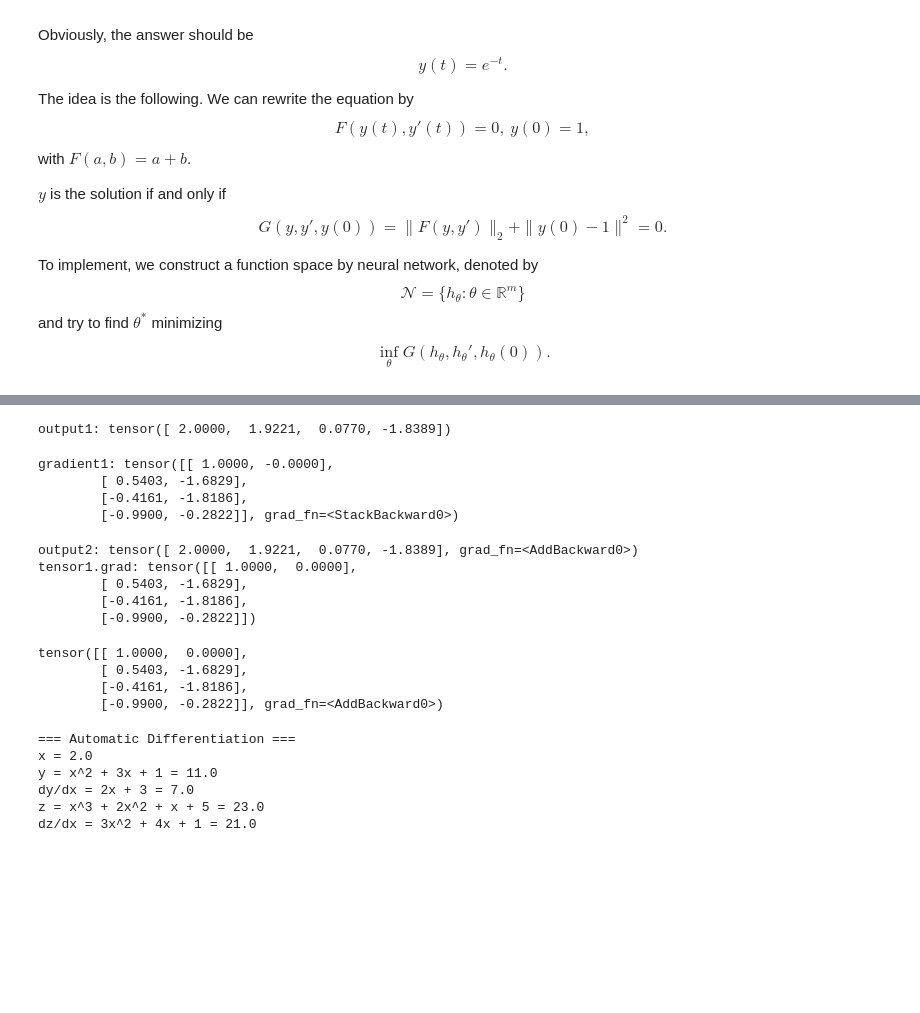
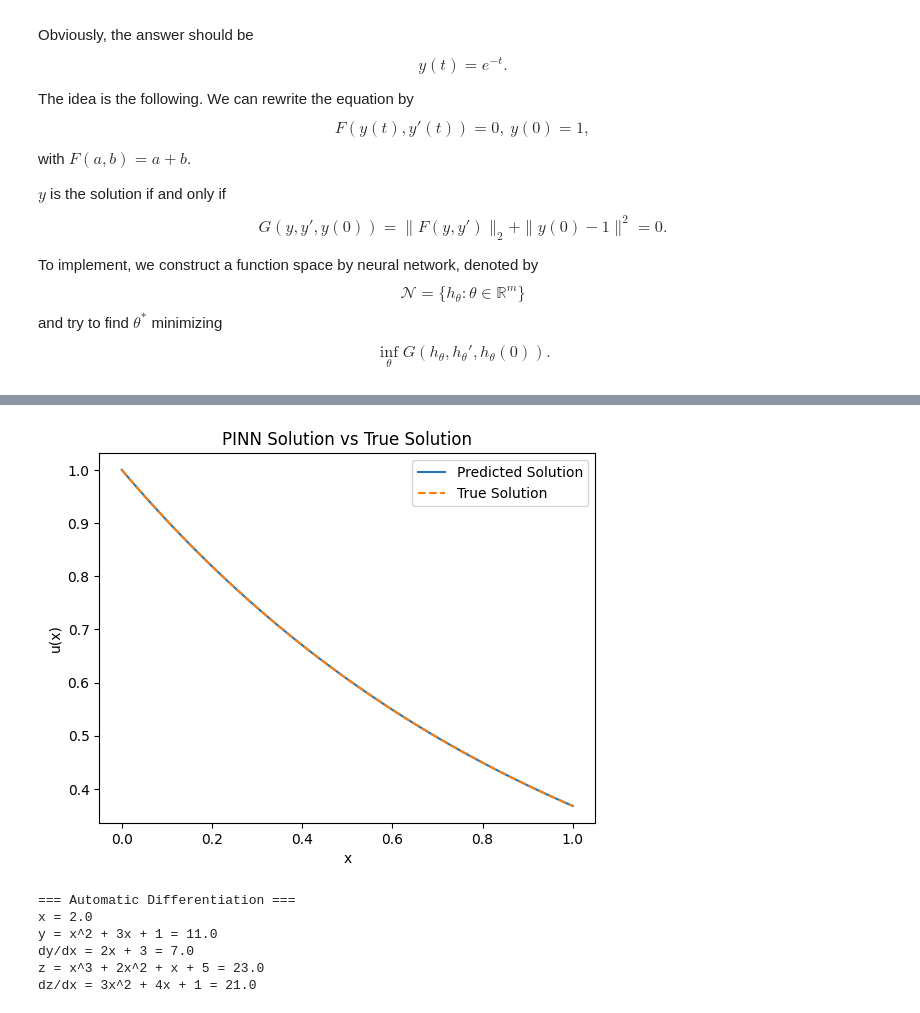
Before and after one commit to qsongatwpi/foo2, a Jupyter notebook: src/test1.ipynb, the cells around one changed output, grey strips where cells are left out. Drawn from its saved outputs; the diff is of its cells as text; code cells hidden in the pictures; blank space fills up the shorter version.

```diff
--- a/src/test1.ipynb
+++ b/src/test1.ipynb
@@ -71,17 +73,15 @@ B = lambda u0: u0 - 1
 class SimpleNN(nn.Module):
     def __init__(self, input_dim, hidden_dim, output_dim):
         super(SimpleNN, self).__init__()
+        # Increased hidden_dim size (e.g. 20 or 50) helps capture complexity
         self.fc1 = nn.Linear(input_dim, hidden_dim)
         self.fc2 = nn.Linear(hidden_dim, hidden_dim)
         self.fc3 = nn.Linear(hidden_dim, output_dim)
 
     def forward(self, x):
-        x = torch.relu(self.fc1(x))
-        x = torch.relu(self.fc2(x))
+        # Tanh is CRITICAL for PINNs because it is infinitely differentiable.
+        # ReLU has a discontinuous derivative which hurts training for differential equations.
+        x = torch.tanh(self.fc1(x))
+        x = torch.tanh(self.fc2(x))
         x = self.fc3(x)
         return x
-
-model_1d = SimpleNN(1, 10, 1)
-
-#print the model architecture
-print(model_1d)
@@ -126,53 +142,17 @@ tensor1: tensor([[0., 0.],
-# %%
-output1 = function_f(tensor1)
-print(f'output1: {output1}')
-# %% [output]
-output1: tensor([ 2.0000,  1.9221,  0.0770, -1.8389])
-# %%
-gradient1 = gradient_f(tensor1)
-print(f'gradient1: {gradient1}')
-# %% [output]
-gradient1: tensor([[ 1.0000, -0.0000],
-        [ 0.5403, -1.6829],
-        [-0.4161, -1.8186],
-        [-0.9900, -0.2822]], grad_fn=<StackBackward0>)
-# %%
-# Test backpropagation through the function
-tensor1.requires_grad_(True)
-if tensor1.grad is not None:
-    tensor1.grad.zero_()
-output2 = function_f(tensor1)
-print(f'output2: {output2}')
-output2.sum().backward()
-print(f'tensor1.grad: {tensor1.grad}')
-# %% [output]
-output2: tensor([ 2.0000,  1.9221,  0.0770, -1.8389], grad_fn=<AddBackward0>)
-tensor1.grad: tensor([[ 1.0000,  0.0000],
-        [ 0.5403, -1.6829],
-        [-0.4161, -1.8186],
-        [-0.9900, -0.2822]])
-# %%
-# Ensure tensor1 requires grad
-if not tensor1.requires_grad:
-    tensor1.requires_grad_(True)
-
-# Recompute output1 so it tracks operations for autograd
-# (Use a local variable or update output1)
-output1_with_grad = function_f(tensor1)
-
-# Calculate gradient 'functionally' without modifying tensor1.grad
-grads = torch.autograd.grad(
-    outputs=output1_with_grad.sum(),
-    inputs=tensor1,
-    create_graph=True  # Allows for higher-order derivatives (derivative of a derivative)
-)
-
-print(grads[0]) # Returns the gradient strictly for this call
-# %% [output]
-tensor([[ 1.0000,  0.0000],
-        [ 0.5403, -1.6829],
-        [-0.4161, -1.8186],
-        [-0.9900, -0.2822]], grad_fn=<AddBackward0>)
+# %%
+# plot the solution with the true solution $u(x) = e^{-x}$
+x = torch.linspace(0, 1, 100).unsqueeze(1)
+u_pred = model_1d(x).detach().numpy()
+u_true = np.exp(-x.numpy())
+plt.plot(x.numpy(), u_pred, label='Predicted Solution')
+plt.plot(x.numpy(), u_true, label='True Solution', linestyle='dashed')
+plt.xlabel('x')
+plt.ylabel('u(x)')
+plt.title('PINN Solution vs True Solution')
+plt.legend()
+plt.show()
+# %% [output]
+[figure, added]
 # %%
 print("=== Automatic Differentiation ===")
 
```
Also changed, not shown: parts of 7 cells of this notebook.
